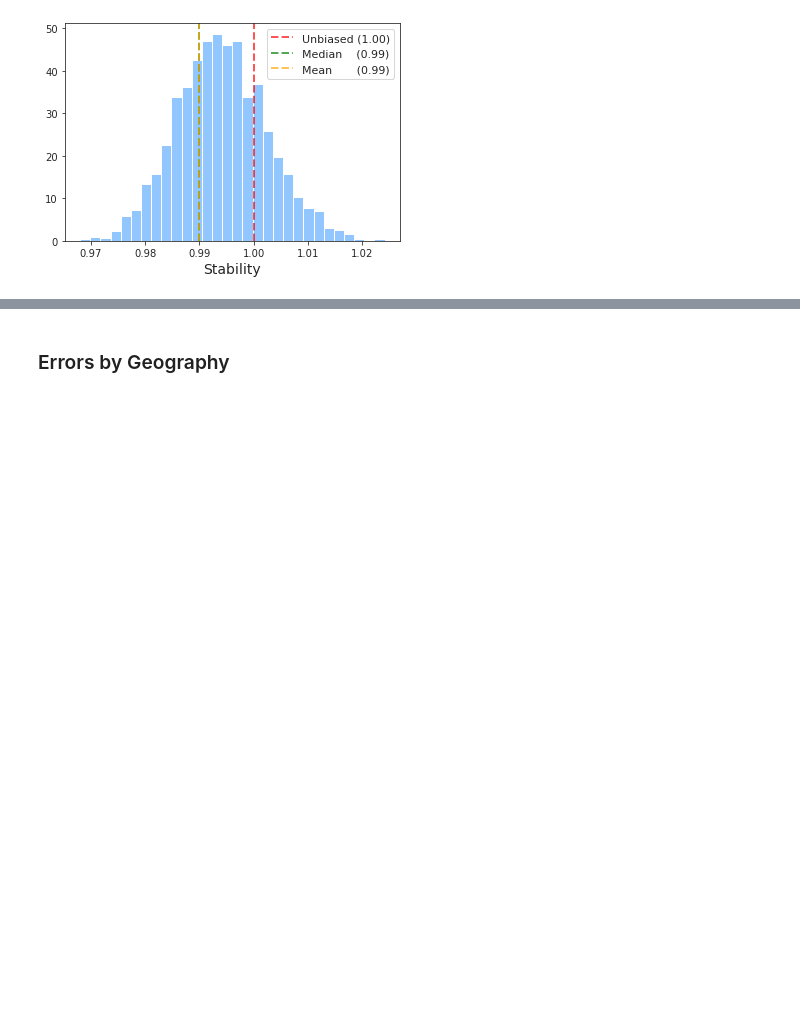
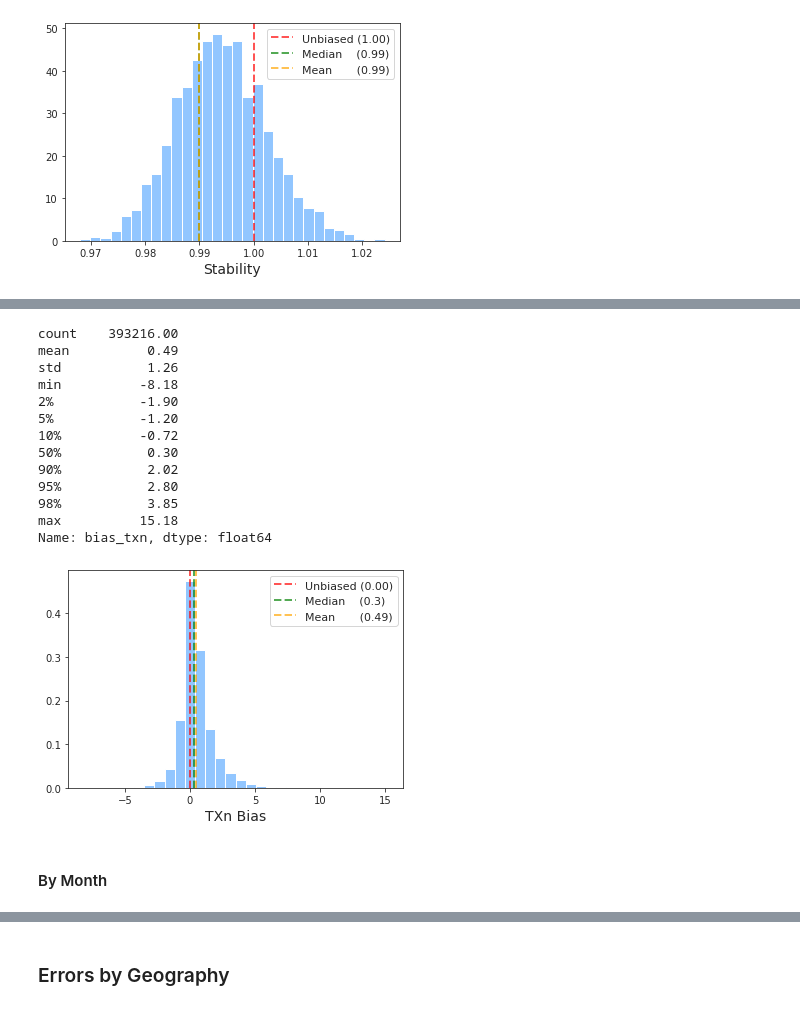
Before and after one commit to 6759-Project/cnn-downscaling, a Jupyter notebook: src/evaluation/evaluation.ipynb, the cells around one changed output, grey strips where cells are left out. Drawn from its saved outputs; the diff is of its cells as text; code cells hidden in the pictures; blank space fills up the shorter version.

```diff
--- a/src/evaluation/evaluation.ipynb
+++ b/src/evaluation/evaluation.ipynb
@@ -213,0 +274,30 @@ plt.grid(False)
+# %%
+ax = validation_tx["bias_txn"].hist(bins=30, density=True, figsize=(6,4));
+
+summary = validation_tx["bias_txn"].describe(percentiles=pctiles_extremes).round(2)
+ax.axvline(0, color="red", label="Unbiased (0.00)", **shared_line_kwargs)
+ax.axvline(summary['50%'], color="green", label = f"Median    ({summary['50%']})", **shared_line_kwargs)
+ax.axvline(summary['mean'], color="orange", label = f"Mean       ({summary['mean']})", **shared_line_kwargs)
+
+ax.set_xlabel("TXn Bias", fontsize=14);
+ax.legend(loc="upper right", fontsize=11);
+plt.grid(False)
+
+print(summary)
+# %% [output]
+count    393216.00
+mean          0.49
+std           1.26
+min          -8.18
+2%           -1.90
+5%           -1.20
+10%          -0.72
+50%           0.30
+90%           2.02
+95%           2.80
+98%           3.85
+max          15.18
+Name: bias_txn, dtype: float64
+[figure, added]
+# %% [markdown]
+#### By Month
```
Also changed, not shown: parts of 22 cells of this notebook.
